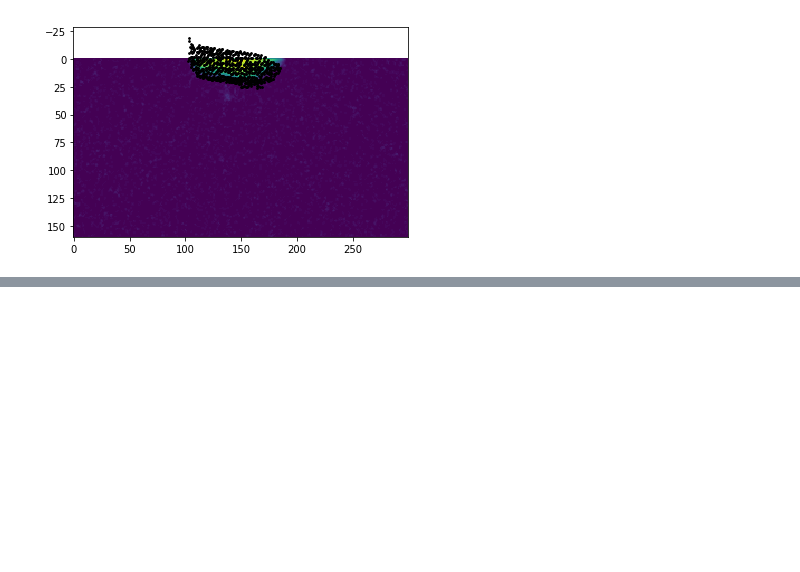
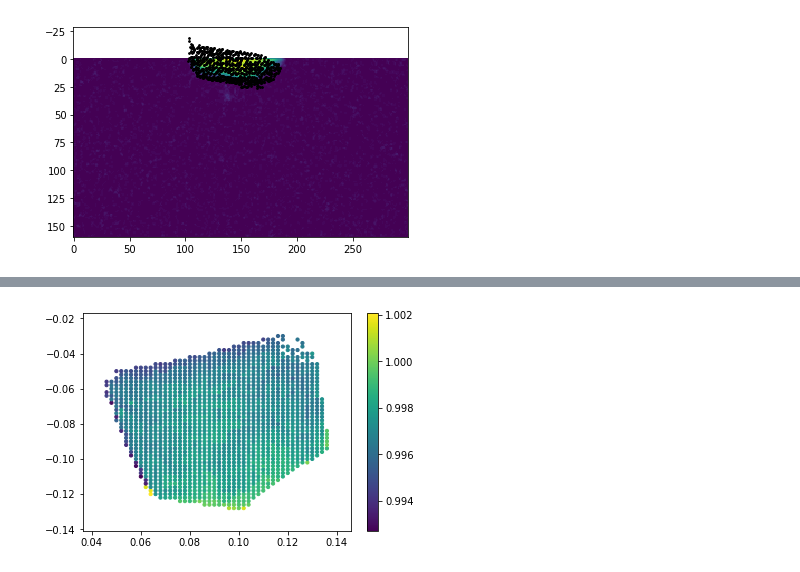
Before and after one commit to Yufeng-shen/StrainRecon, a Jupyter notebook: Visualization.ipynb, the cells around one changed output, grey strips where cells are left out. Saved outputs shown, nothing was run; the diff lists cells and outputs as text; code cells hidden in the pictures; blank space fills up the shorter version.

```diff
--- a/Visualization.ipynb
+++ b/Visualization.ipynb
@@ -275,0 +281,15 @@ plt.show()
+# %%
+import numpy as np
+import matplotlib.pyplot as plt
+x23=np.load('/home/yufengs/SimData/g23/x.npy')
+y23=np.load('/home/yufengs/SimData/g23/y.npy')
+S23=np.load('/home/yufengs/SimData/g23/allMaxS.npy')
+c23=np.load('/home/yufengs/SimData/g23/allMaxScore.npy')
+
+idx=c23>50
+plt.scatter(x23[idx],y23[idx],c=S23[idx,1,1],s=10)
+plt.colorbar()
+
+plt.show()
+# %% [output]
+[figure, added]
```
Also changed, not shown: parts of 4 cells of this notebook, 13 other files.
